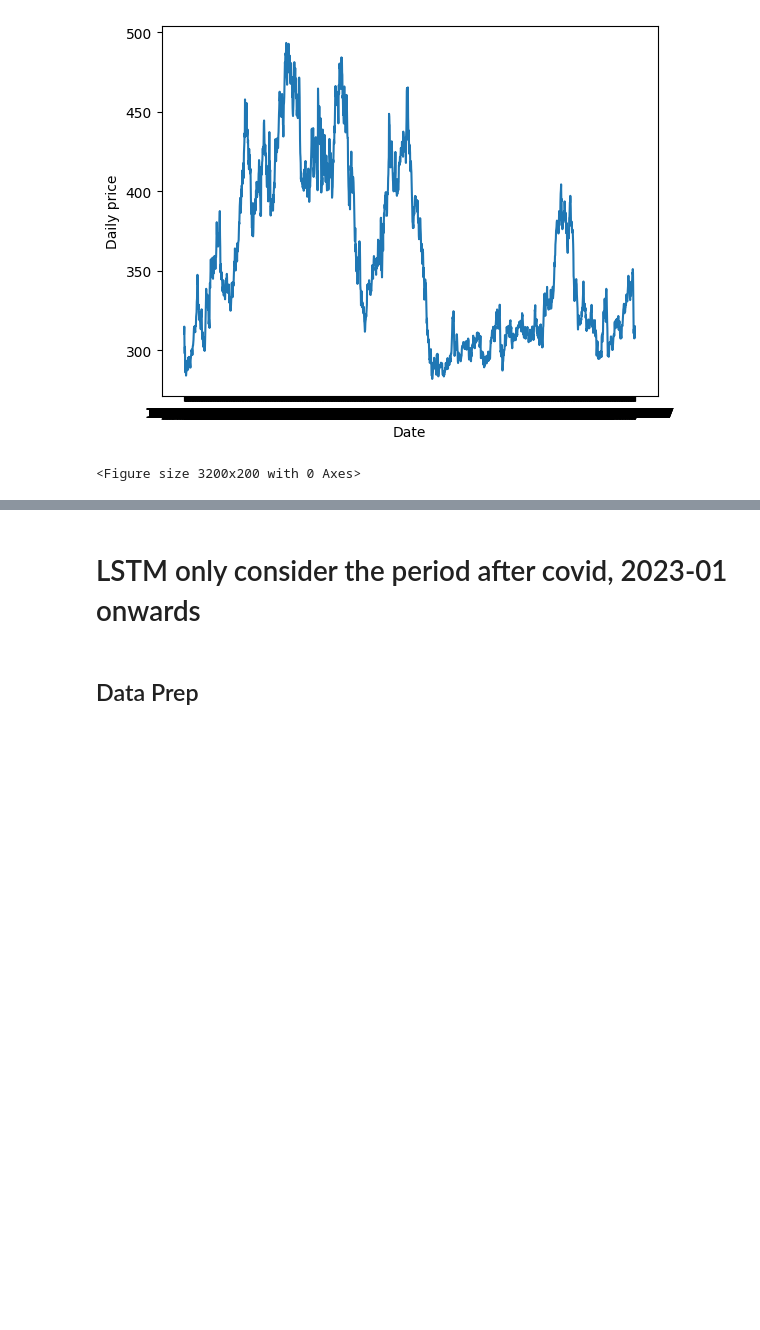
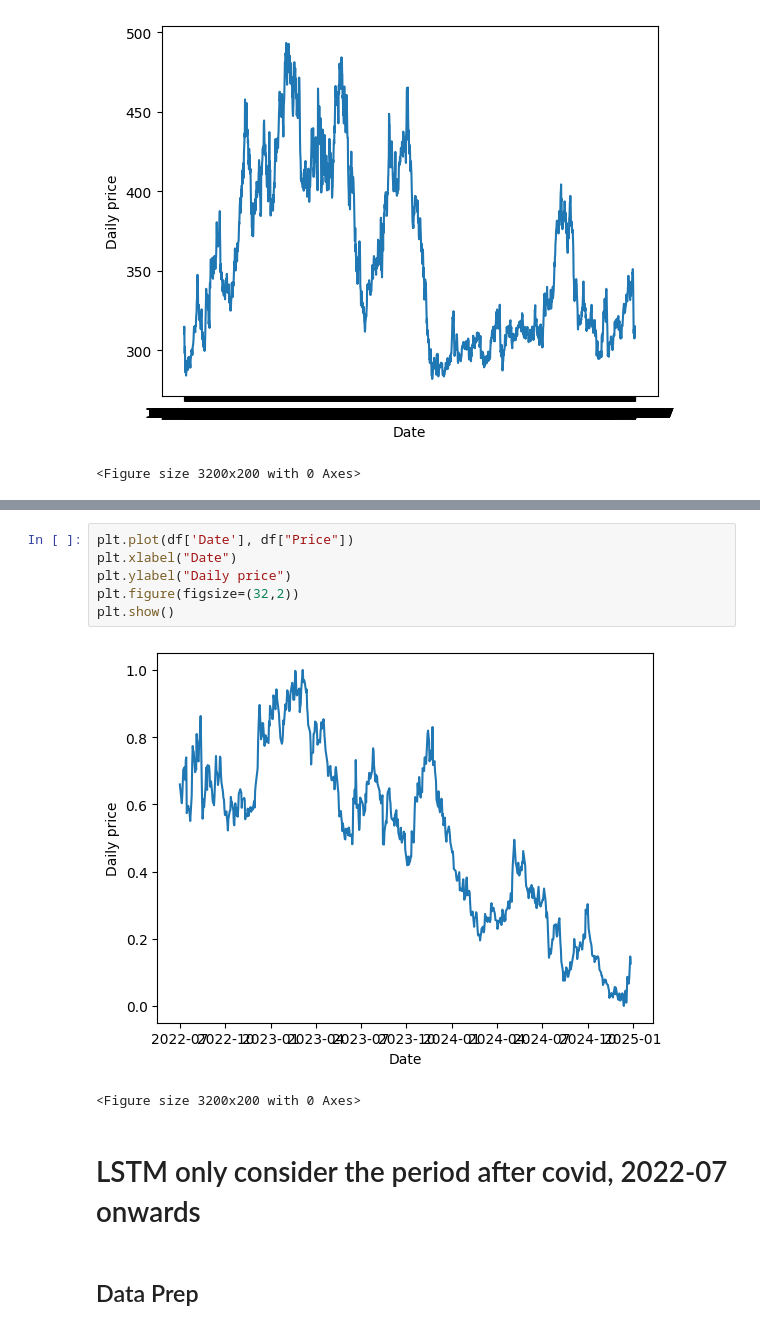
Before and after one commit to suhaodatascichem/Soybean-Meal-price, a Jupyter notebook: Soybean meal.ipynb, the cells around one changed output, grey strips where cells are left out. Drawn from its saved outputs; the diff is of its cells as text; blank space fills up the shorter version.

```diff
--- a/Soybean meal.ipynb
+++ b/Soybean meal.ipynb
@@ -66,5 +78,14 @@ plt.show()
+# %%
+plt.plot(df['Date'], df["Price"])
+plt.xlabel("Date")
+plt.ylabel("Daily price")
+plt.figure(figsize=(32,2))
+plt.show()
+# %% [output]
+[figure, added]
+<Figure size 3200x200 with 0 Axes>
 # %% [markdown]
-# LSTM only consider the period after covid, 2023-01 onwards
+# LSTM only consider the period after covid, 2022-07 onwards
 # %% [markdown]
 ## Data Prep
 # %%
```
Also changed, not shown: parts of 26 cells of this notebook.
